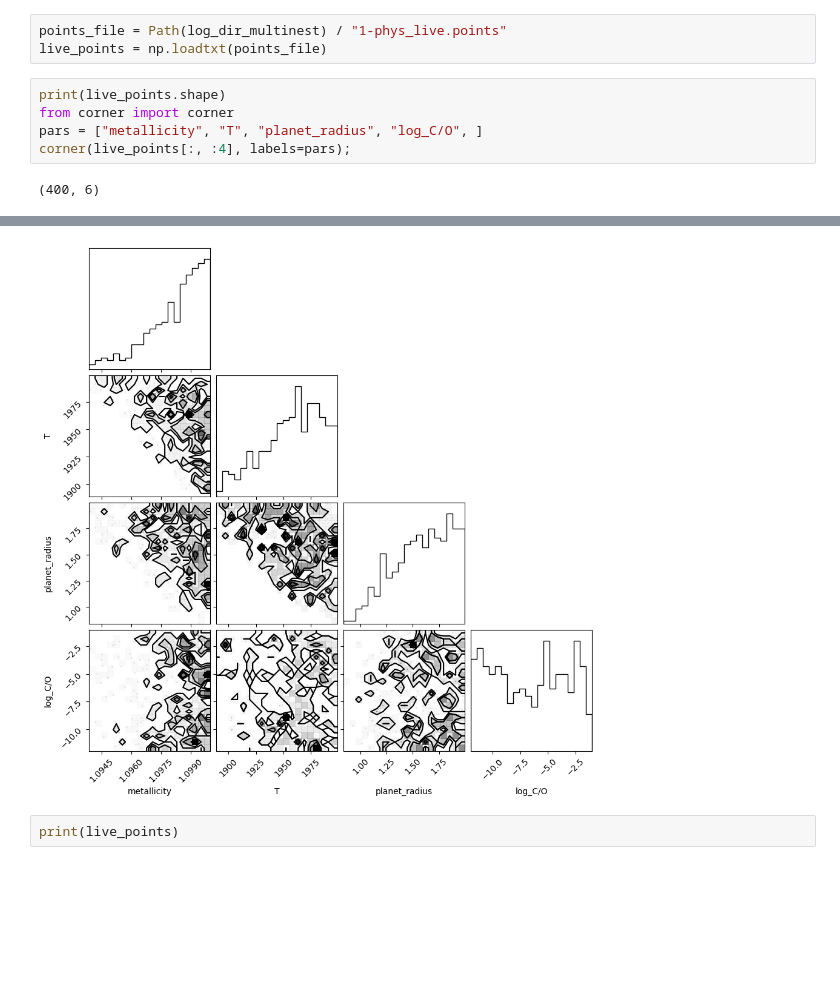
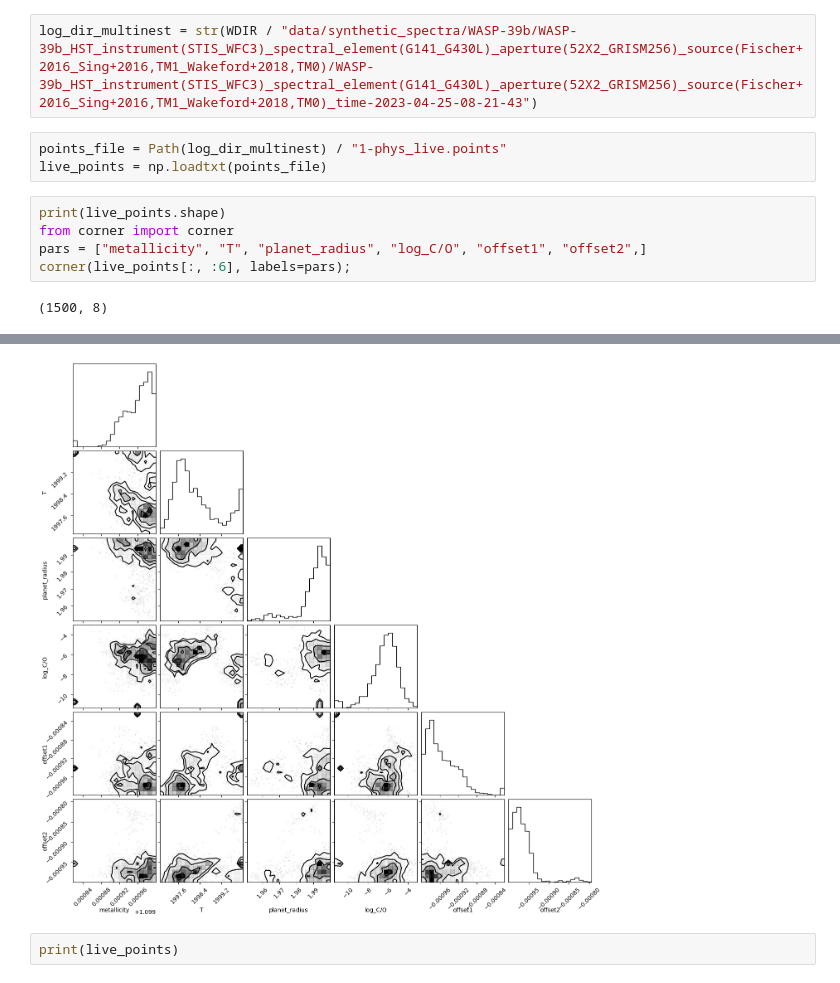
Before and after one commit to lwelzel/compla, a Jupyter notebook: src/text_read_taurex_outfiles.ipynb, the cells around one changed output, grey strips where cells are left out. Drawn from its saved outputs; the diff is of its cells as text; blank space fills up the shorter version.

```diff
--- a/src/text_read_taurex_outfiles.ipynb
+++ b/src/text_read_taurex_outfiles.ipynb
@@ -110,10 +109,12 @@ log_dir_multinest = str(WDIR / "data/synthetic_spectra/WASP-121b/WASP-121b_HST_W
+# %%
+log_dir_multinest = str(WDIR / "data/synthetic_spectra/WASP-39b/WASP-39b_HST_instrument(STIS_WFC3)_spectral_element(G141_G430L)_aperture(52X2_GRISM256)_source(Fischer+2016_Sing+2016,TM1_Wakeford+2018,TM0)/WASP-39b_HST_instrument(STIS_WFC3)_spectral_element(G141_G430L)_aperture(52X2_GRISM256)_source(Fischer+2016_Sing+2016,TM1_Wakeford+2018,TM0)_time-2023-04-25-08-21-43")
 # %%
 points_file = Path(log_dir_multinest) / "1-phys_live.points"
 live_points = np.loadtxt(points_file)
 # %%
 print(live_points.shape)
 from corner import corner
-pars = ["metallicity", "T", "planet_radius", "log_C/O", ]
-corner(live_points[:, :4], labels=pars);
+pars = ["metallicity", "T", "planet_radius", "log_C/O", "offset1", "offset2",]
+corner(live_points[:, :6], labels=pars);
 # %% [output]
-(400, 6)
+(1500, 8)
@@ -122,4 +121,4 @@ WARNING:root:Too few points to create valid contours
-[figure, old version]
+[figure, new version]
 # %%
 print(live_points)
 # %% [output]
```
Also changed, not shown: parts of 4 cells of this notebook, 5 other files.
